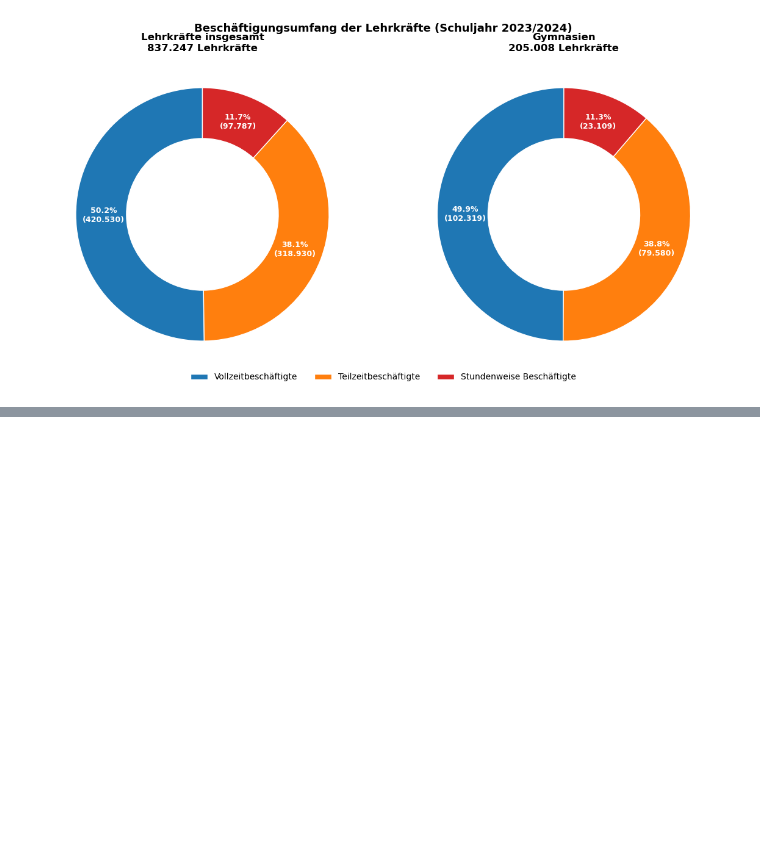
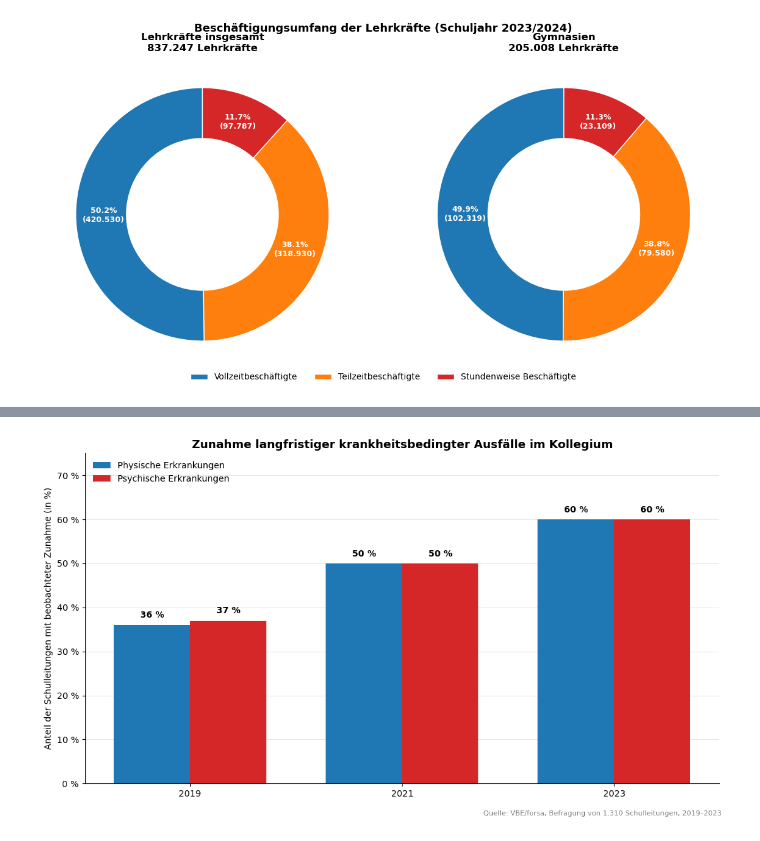
Before and after one commit to Franck2028/Data-Visualisation_Sem-2, a Jupyter notebook: notebook.ipynb, the cells around one changed output, grey strips where cells are left out. Drawn from its saved outputs; the diff is of its cells as text; code cells hidden in the pictures; blank space fills up the shorter version.

```diff
--- a/notebook.ipynb
+++ b/notebook.ipynb
@@ -143,0 +148,54 @@ plt.show()
+# %%
+# Langfristige Ausfälle aufgrund von Erkrankungen (VBE/forsa 2019, 2021, 2023)
+F_AUSFALL = DATA / 'Umfrage unter Schulleitungen zur Zunahme von langfristigen Ausfällen aufgrund von Erkrankungen.xlsx'
+
+# Sheet 'Daten': Jahres-Header in Zeile 5 (skiprows=5), Spalten B–E (Erkrankungsart + 3 Jahre)
+ausfall = (pd.read_excel(F_AUSFALL, sheet_name='Daten', header=None, usecols=[1, 2, 3, 4], skiprows=5)
+             .dropna())
+ausfall.columns = ['Erkrankung', '2019', '2021', '2023']
+ausfall = ausfall.set_index('Erkrankung').astype(int)
+
+jahre = ['2019', '2021', '2023']
+phys = ausfall.loc['Physische Erkrankungen', jahre].values
+psych = ausfall.loc['Psychische Erkrankungen', jahre].values
+
+import numpy as np
+x = np.arange(len(jahre))
+w = 0.36
+
+fig, ax = plt.subplots(figsize=(11, 6))
+
+color_phys = '#1f77b4'   # blau
+color_psych = '#d62728'  # rot
+
+bars_phys = ax.bar(x - w/2, phys, width=w, color=color_phys, label='Physische Erkrankungen')
+bars_psych = ax.bar(x + w/2, psych, width=w, color=color_psych, label='Psychische Erkrankungen')
+
+# Wert-Beschriftung über jedem Balken
+for bars in (bars_phys, bars_psych):
+    for b in bars:
+        h = b.get_height()
+        ax.text(b.get_x() + b.get_width()/2, h + 1.2, f'{int(h)} %',
+                ha='center', va='bottom', fontsize=10, fontweight='bold')
+
+ax.set_xticks(x)
+ax.set_xticklabels(jahre)
+ax.set_ylabel('Anteil der Schulleitungen mit beobachteter Zunahme (in %)')
+ax.set_ylim(0, 75)
+ax.yaxis.set_major_formatter(plt.FuncFormatter(lambda v, _: f'{int(v)} %'))
+ax.grid(axis='y', alpha=0.3)
+ax.set_axisbelow(True)
+ax.spines['top'].set_visible(False)
+ax.spines['right'].set_visible(False)
+
+ax.legend(loc='upper left', frameon=False)
+ax.set_title('Zunahme langfristiger krankheitsbedingter Ausfälle im Kollegium',
+             fontsize=13, fontweight='bold')
+fig.text(0.99, -0.02,
+         'Quelle: VBE/forsa, Befragung von 1.310 Schulleitungen, 2019–2023',
+         ha='right', fontsize=8, color='gray')
+
+plt.tight_layout()
+plt.show()
+# %% [output]
+[figure, added]
```
Also changed, not shown: parts of 2 cells of this notebook.
